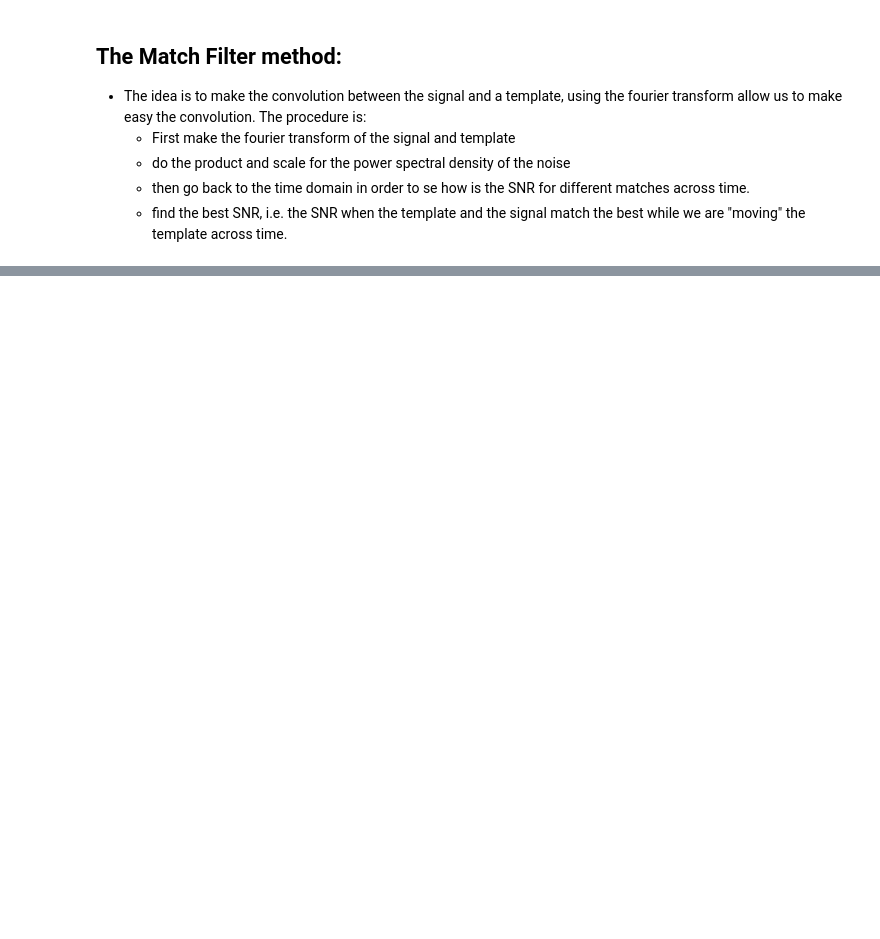
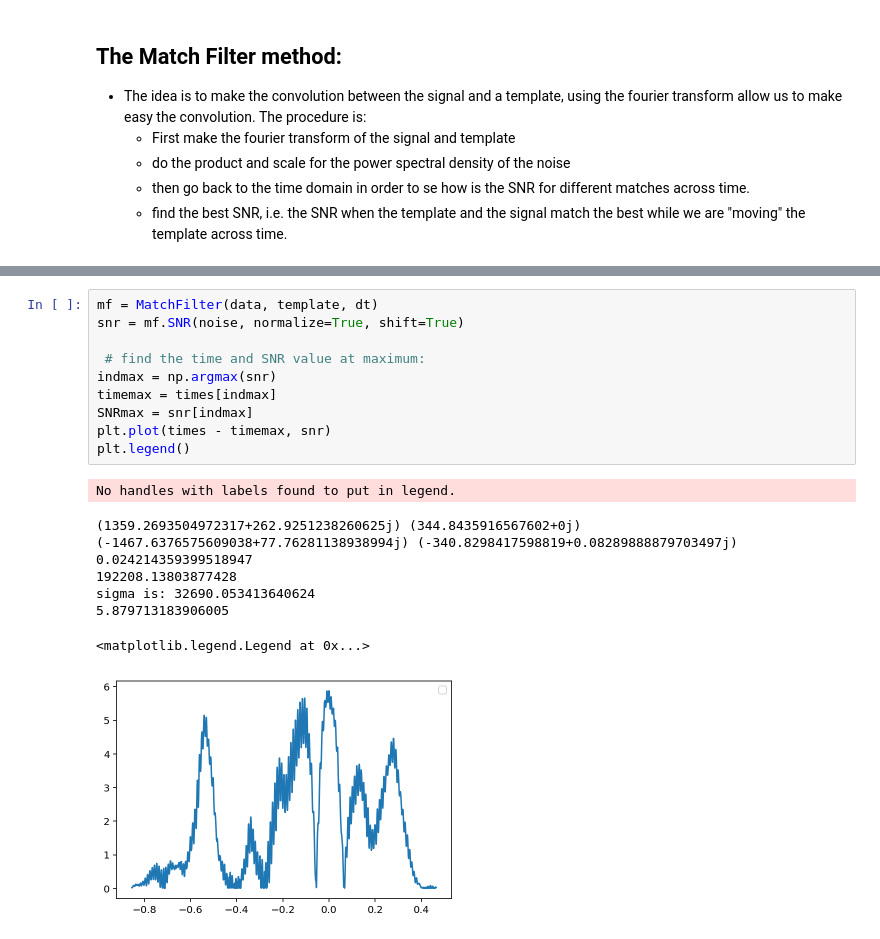
Before and after one commit to frmunozz/IrregularMatchedFilter, a Jupyter notebook: RegularSampling.ipynb, the cells around one changed output, grey strips where cells are left out. Saved outputs shown, nothing was run; the diff lists cells and outputs as text; blank space fills up the shorter version.

```diff
--- a/RegularSampling.ipynb
+++ b/RegularSampling.ipynb
@@ -115,0 +232,18 @@ class MatchFilter:
+# %%
+mf = MatchFilter(data, template, dt)
+snr = mf.SNR(noise, normalize=True, shift=True)
+
+ # find the time and SNR value at maximum:
+indmax = np.argmax(snr)
+timemax = times[indmax]
+SNRmax = snr[indmax]
+plt.plot(times - timemax, snr)
+plt.legend()
+# %% [output]
+No handles with labels found to put in legend.
+(1359.2693504972317+262.9251238260625j) (344.8435916567602+0j) (-1467.6376575609038+77.76281138938994j) (-340.8298417598819+0.08289888879703497j) 0.024214359399518947
+192208.13803877428
+sigma is: 32690.053413640624
+5.879713183906005
+<matplotlib.legend.Legend at 0x...>
+[figure, added]
```
Also changed, not shown: parts of 17 cells of this notebook.
